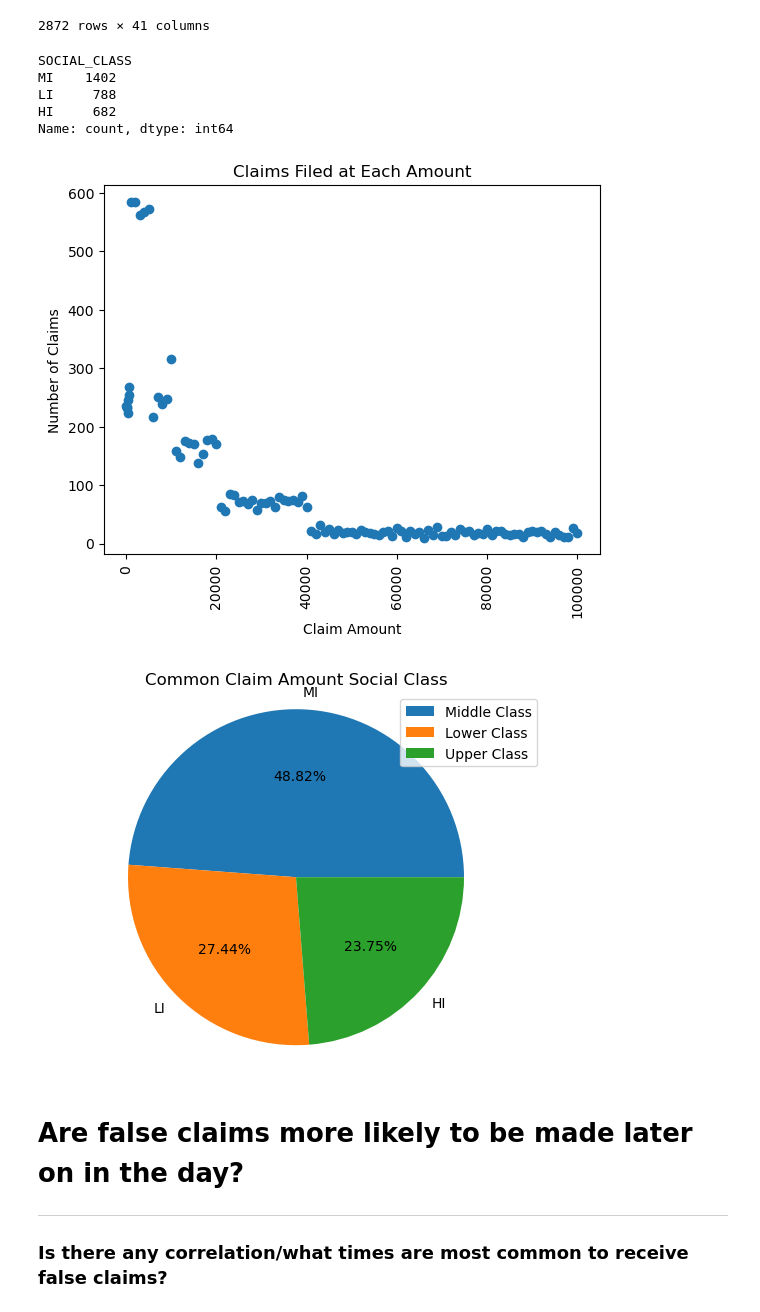
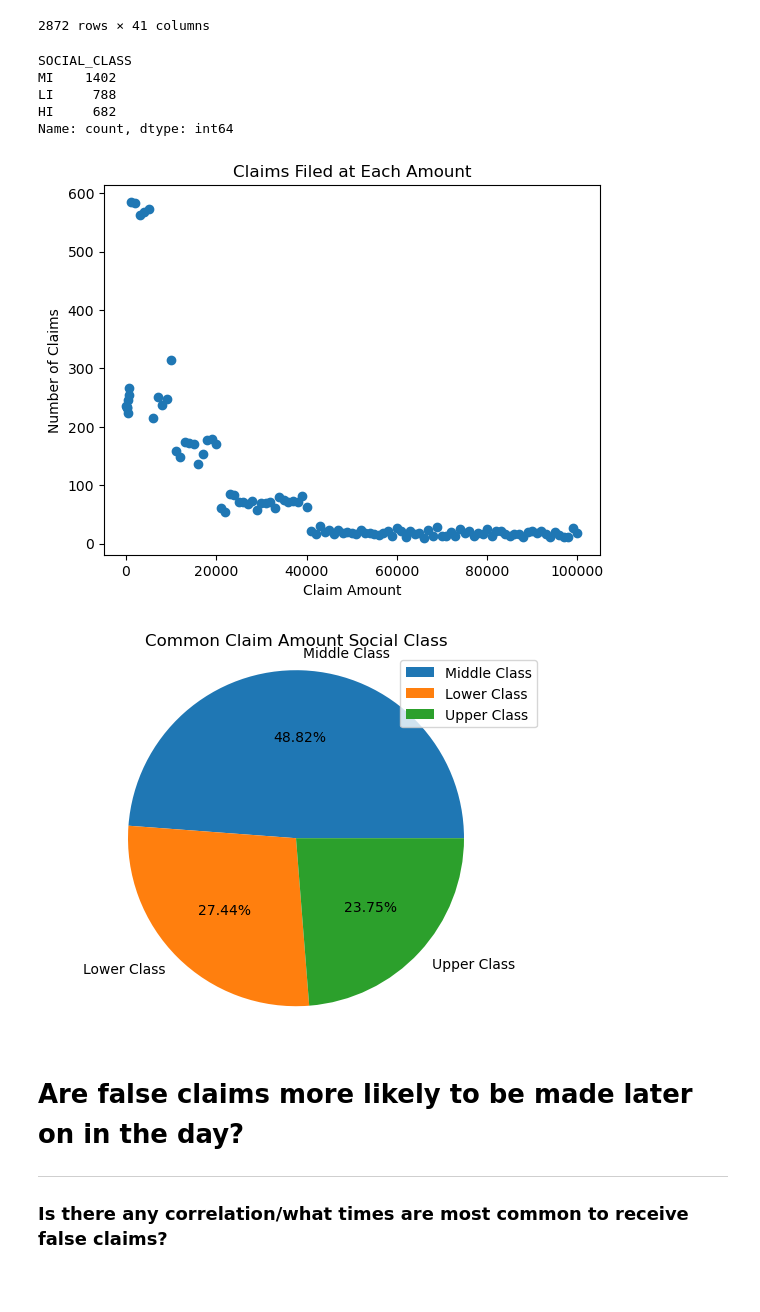
Before and after one commit to JustinS25/Insurance-Claim-Detection, a Jupyter notebook: Code/insurance_claim_valuecounts.ipynb, the cells around one changed output. Cells and saved outputs as stored; diff of their text form; code cells hidden in the pictures; blank space fills up the shorter version.

```diff
--- a/Code/insurance_claim_valuecounts.ipynb
+++ b/Code/insurance_claim_valuecounts.ipynb
@@ -232,36 +140,35 @@ claim_amount_common
 | 9993 | TXN00008531 | A00001635 | PLC00006412 | 11/12/2013 | 4/24/2021 | 4/29/2021 | ... |
 | 9997 | TXN00009410 | A00004412 | PLC00005536 | 11/25/2019 | 6/5/2021 | 6/5/2021 | ... |
 2872 rows × 41 columns
-# %%
-social_class_count = claim_amount_common["SOCIAL_CLASS"].value_counts()
-social_class_count
-# %% [output]
-SOCIAL_CLASS
-MI    1402
-LI     788
-HI     682
-Name: count, dtype: int64
+# %%
+# Count social class of people who file most common claim amounts
+social_class_count = claim_amount_common["SOCIAL_CLASS"].value_counts()
+social_class_count
+# %% [output]
+SOCIAL_CLASS
+MI    1402
+LI     788
+HI     682
+Name: count, dtype: int64
 # %%
-# Convert the types of column in pandas dataframe
-
+# Create Scatterplot of cclaims filed at each amount
 plt.scatter(claim_amount_count.index,claim_amount_count)
-plt.xticks(rotation=90)
 
 # Label Plot
 plt.xlabel("Claim Amount")
 plt.ylabel("Number of Claims")
 plt.title("Claims Filed at Each Amount")
 
 # Save plot
 plt.savefig('Images/Claims_Per_Amount.png')
 # Show plot
 plt.show()
 # %% [output]
-[figure, old version]
+[figure, new version]
 # %%
 # Pie plot common false claim amount per social class
 labels = ['Middle Class', 'Lower Class','Upper Class']
-social_class_count.plot(kind="pie", autopct= "%1.2f%%")
+social_class_count.plot(kind="pie", labels = labels, autopct= "%1.2f%%")
 
 # Label Plot
 plt.title("Common Claim Amount Social Class")
@@ -274,7 +181,7 @@ plt.savefig('Images/Claims_Per_Social_Class.png')
 # Display Chart
 plt.show()
 # %% [output]
-[figure, old version]
+[figure, new version]
 # %% [markdown]
 # Are false claims more likely to be made later on in the day?
 ------
```
Also changed, not shown: parts of 27 cells of this notebook, 4 other files.
